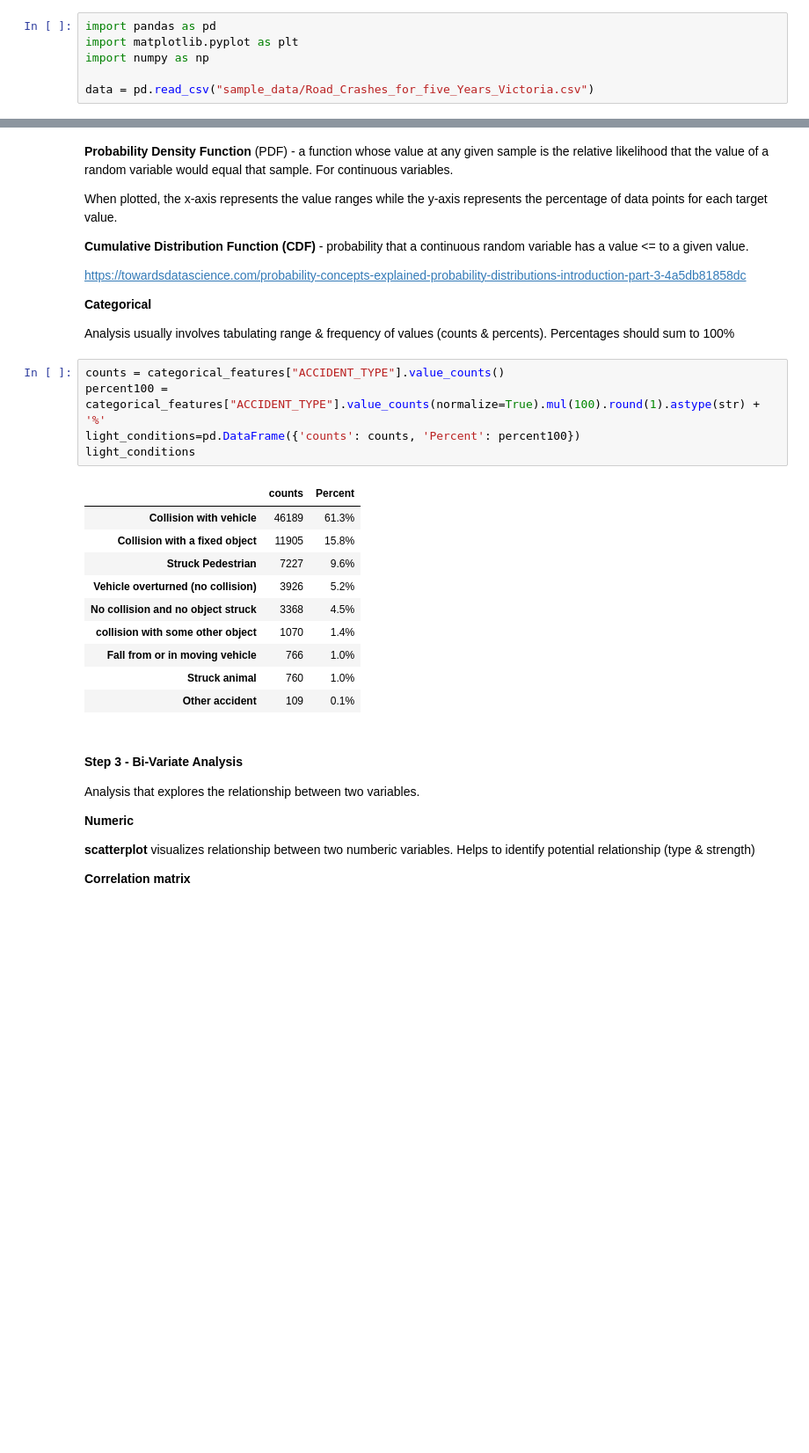
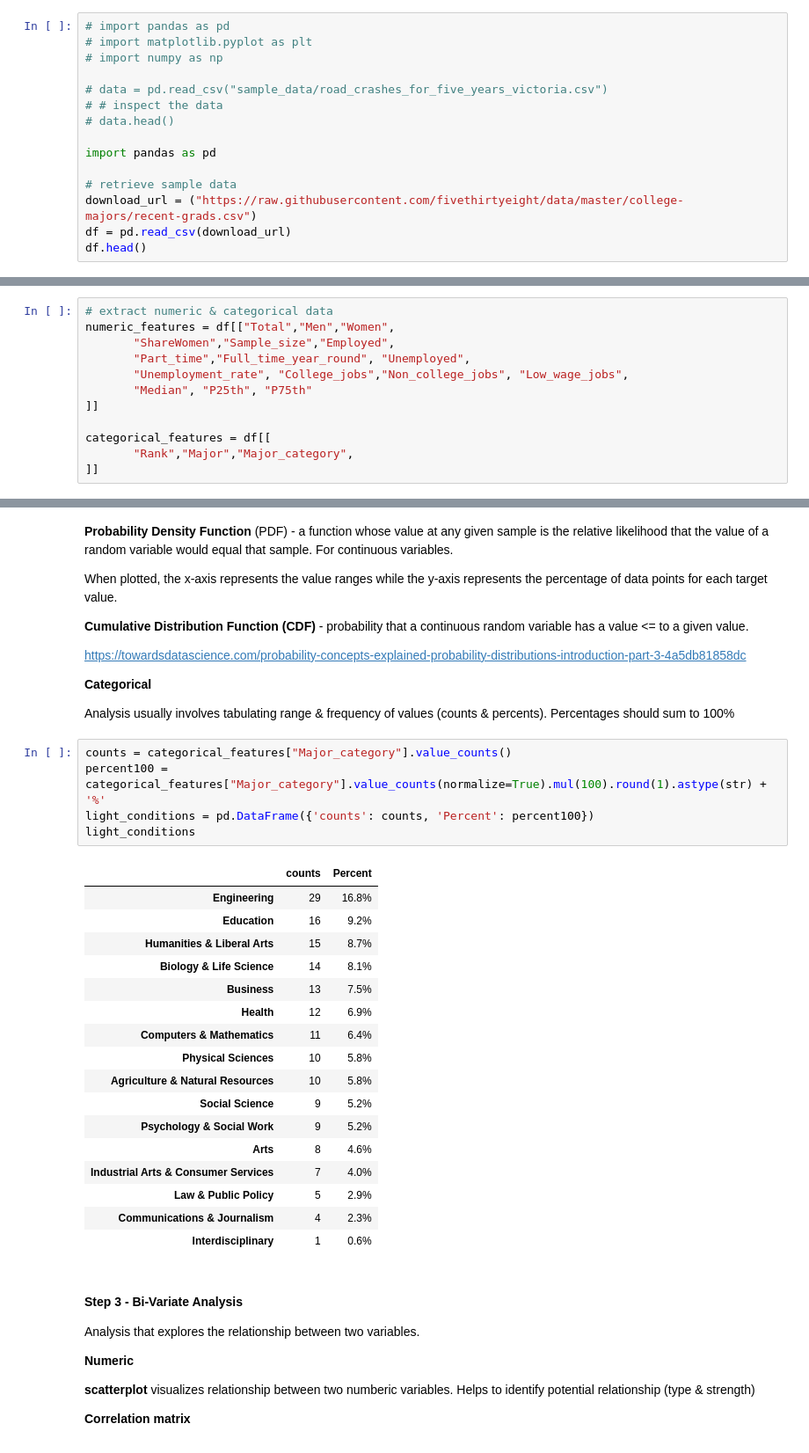
Before and after one commit to brendenwest/cis276, a Jupyter notebook: 3_data_visualization.ipynb, the cells around one changed output, grey strips where cells are left out. Shown at 88% size. Cells and saved outputs as stored; diff of their text form; blank space fills up the shorter version.

```diff
--- a/3_data_visualization.ipynb
+++ b/3_data_visualization.ipynb
@@ -81,8 +84,17 @@ Types of data
 - Interval - numeric data with ordering, where relative differences in interval data have meaning (e.g. temperatures)
 - Ratio - numeric data where the ratio between measurements has some meaning
 # %%
+# import pandas as pd
+# import matplotlib.pyplot as plt
+# import numpy as np
+
+# data = pd.read_csv("sample_data/road_crashes_for_five_years_victoria.csv")
+# # inspect the data
+# data.head()
+
 import pandas as pd
-import matplotlib.pyplot as plt
-import numpy as np
 
-data = pd.read_csv("sample_data/Road_Crashes_for_five_Years_Victoria.csv")
+# retrieve sample data
+download_url = ("https://raw.githubusercontent.com/fivethirtyeight/data/master/college-majors/recent-grads.csv")
+df = pd.read_csv(download_url)
+df.head()
@@ -111,2 +109,14 @@ categorical_features=data[[
+# %%
+# extract numeric & categorical data
+numeric_features = df[["Total","Men","Women",
+       "ShareWomen","Sample_size","Employed",
+       "Part_time","Full_time_year_round", "Unemployed",
+       "Unemployment_rate", "College_jobs","Non_college_jobs", "Low_wage_jobs",
+       "Median", "P25th", "P75th"
+]]
+
+categorical_features = df[[
+       "Rank","Major","Major_category",
+]]
 # %%
 # show counts for the alchohol related classes
@@ -161,21 +178,28 @@ https://towardsdatascience.com/probability-concepts-explained-probability-distri
 
 Analysis usually involves tabulating range & frequency of values (counts & percents). Percentages should sum to 100%
 # %%
-counts = categorical_features["ACCIDENT_TYPE"].value_counts()
-percent100 = categorical_features["ACCIDENT_TYPE"].value_counts(normalize=True).mul(100).round(1).astype(str) + '%'
-light_conditions=pd.DataFrame({'counts': counts, 'Percent': percent100})
+counts = categorical_features["Major_category"].value_counts()
+percent100 = categorical_features["Major_category"].value_counts(normalize=True).mul(100).round(1).astype(str) + '%'
+light_conditions = pd.DataFrame({'counts': counts, 'Percent': percent100})
 light_conditions
 # %% [output]
 |  | counts | Percent |
-| Collision with vehicle | 46189 | 61.3% |
-| Collision with a fixed object | 11905 | 15.8% |
-| Struck Pedestrian | 7227 | 9.6% |
-| Vehicle overturned (no collision) | 3926 | 5.2% |
-| No collision and no object struck | 3368 | 4.5% |
-| collision with some other object | 1070 | 1.4% |
-| Fall from or in moving vehicle | 766 | 1.0% |
-| Struck animal | 760 | 1.0% |
-| Other accident | 109 | 0.1% |
+| Engineering | 29 | 16.8% |
+| Education | 16 | 9.2% |
+| Humanities & Liberal Arts | 15 | 8.7% |
+| Biology & Life Science | 14 | 8.1% |
+| Business | 13 | 7.5% |
+| Health | 12 | 6.9% |
+| Computers & Mathematics | 11 | 6.4% |
+| Physical Sciences | 10 | 5.8% |
+| Agriculture & Natural Resources | 10 | 5.8% |
+| Social Science | 9 | 5.2% |
+| Psychology & Social Work | 9 | 5.2% |
+| Arts | 8 | 4.6% |
+| Industrial Arts & Consumer Services | 7 | 4.0% |
+| Law & Public Policy | 5 | 2.9% |
+| Communications & Journalism | 4 | 2.3% |
+| Interdisciplinary | 1 | 0.6% |
 # %% [markdown]
 #### Step 3 - Bi-Variate Analysis
 
```
Also changed, not shown: parts of 14 cells of this notebook.
